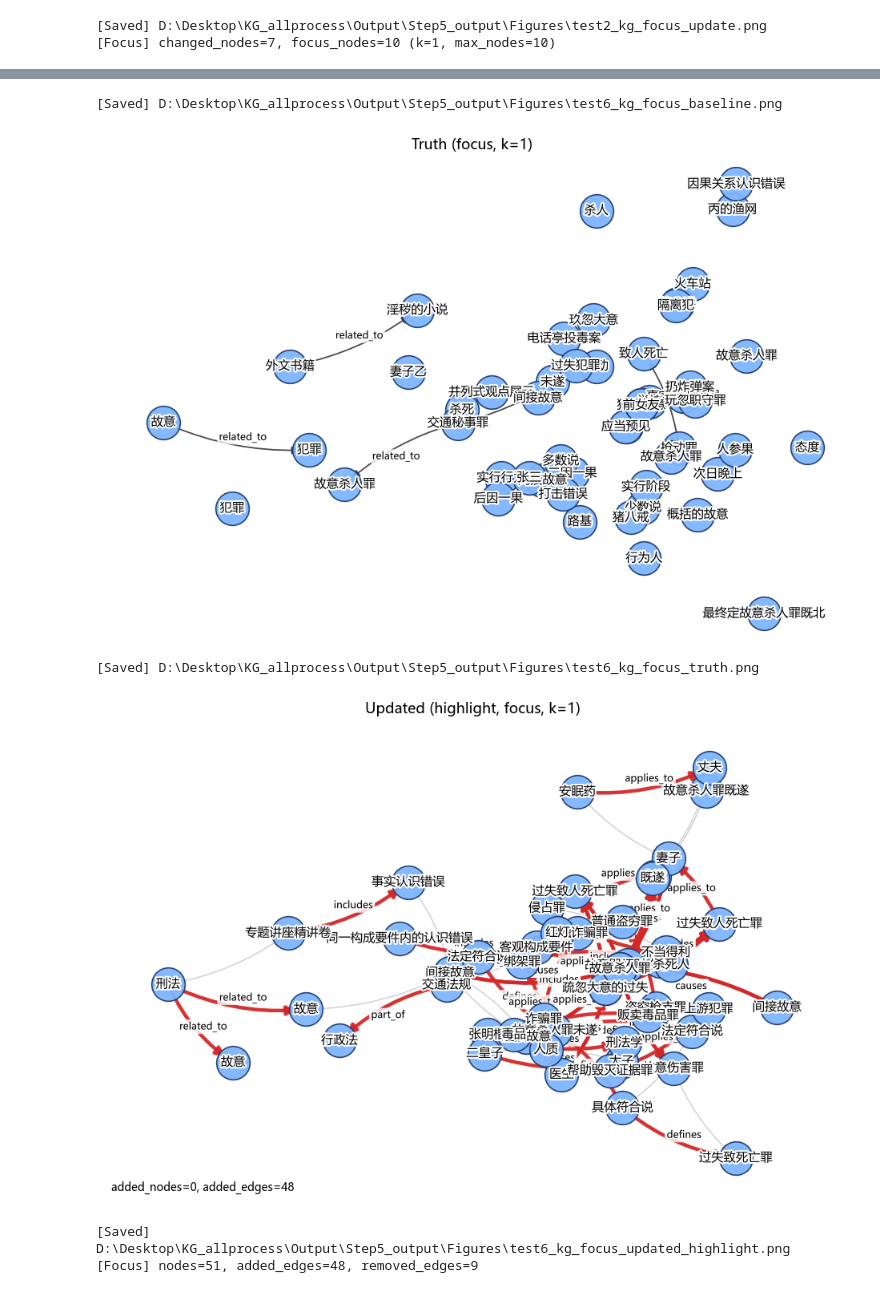
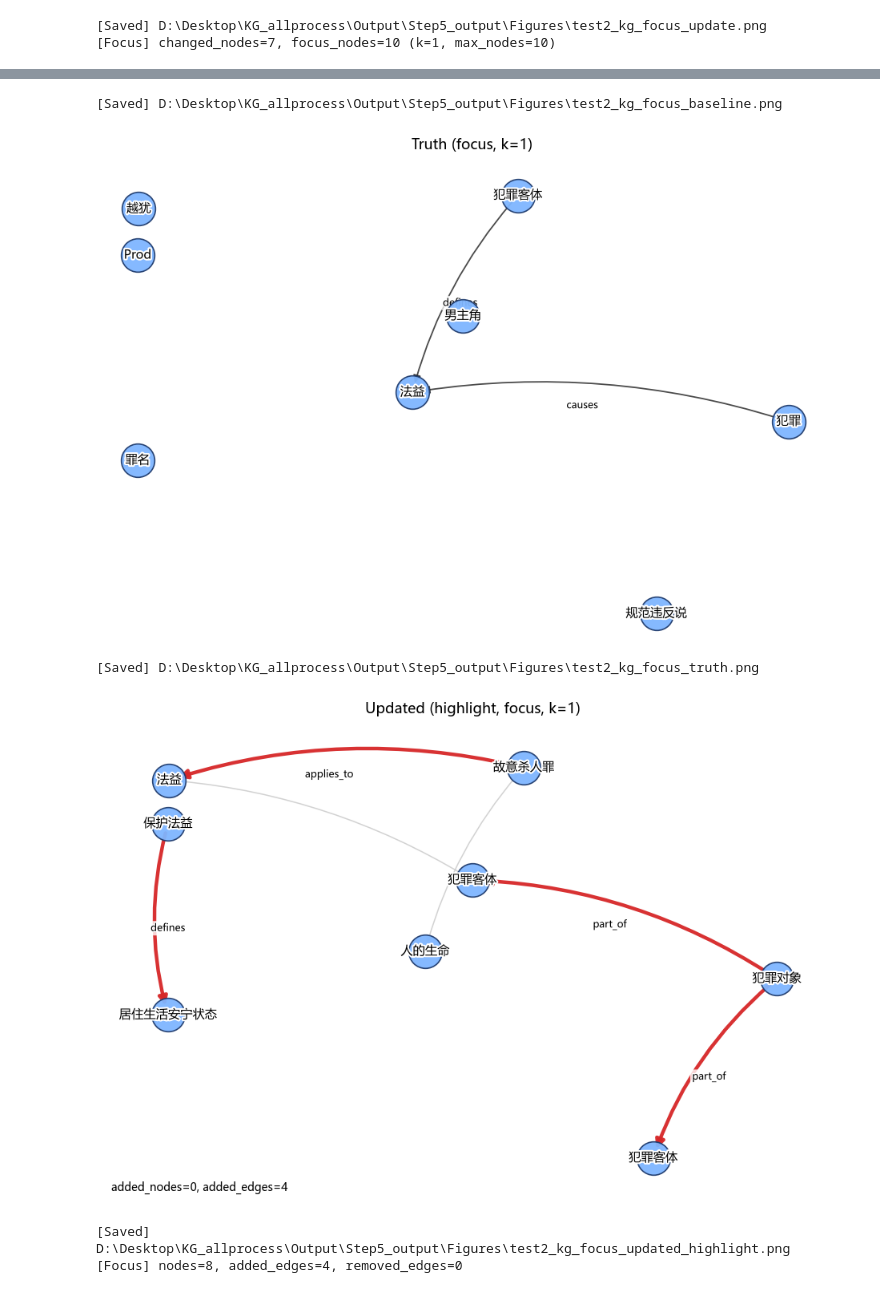
Before and after one commit to undoubtable/KG_allprocess, a Jupyter notebook: KG_tools/Results_analysis.ipynb, the cells around one changed output, grey strips where cells are left out. Cells and saved outputs as stored; diff of their text form; code cells hidden in the pictures.

```diff
--- a/KG_tools/Results_analysis.ipynb
+++ b/KG_tools/Results_analysis.ipynb
@@ -571,7 +729,7 @@ from collections import deque
 # =========================================================
 # 0) 路径配置
 # =========================================================
-i = 6
+i = 2
 
 BASE_NODES  = r"D:\Desktop\KG_allprocess\Output\Step4_output\test"+str(i)+"_KG_nodes.tsv"
 BASE_EDGES  = r"D:\Desktop\KG_allprocess\Output\Step4_output\test"+str(i)+"_KG_edges.tsv"
@@ -1020,6 +1178,6 @@ plot_three_separate_figures_beauty(k=K_HOP, max_nodes=MAX_NODES)
-[Saved] D:\Desktop\KG_allprocess\Output\Step5_output\Figures\test6_kg_focus_baseline.png
+[Saved] D:\Desktop\KG_allprocess\Output\Step5_output\Figures\test2_kg_focus_baseline.png
-[figure, old version]
+[figure, new version]
-[Saved] D:\Desktop\KG_allprocess\Output\Step5_output\Figures\test6_kg_focus_truth.png
+[Saved] D:\Desktop\KG_allprocess\Output\Step5_output\Figures\test2_kg_focus_truth.png
-[figure, old version]
+[figure, new version]
-[Saved] D:\Desktop\KG_allprocess\Output\Step5_output\Figures\test6_kg_focus_updated_highlight.png
-[Focus] nodes=51, added_edges=48, removed_edges=9
+[Saved] D:\Desktop\KG_allprocess\Output\Step5_output\Figures\test2_kg_focus_updated_highlight.png
+[Focus] nodes=8, added_edges=4, removed_edges=0
```
Also changed, not shown: parts of 5 cells of this notebook, 24 other files.
